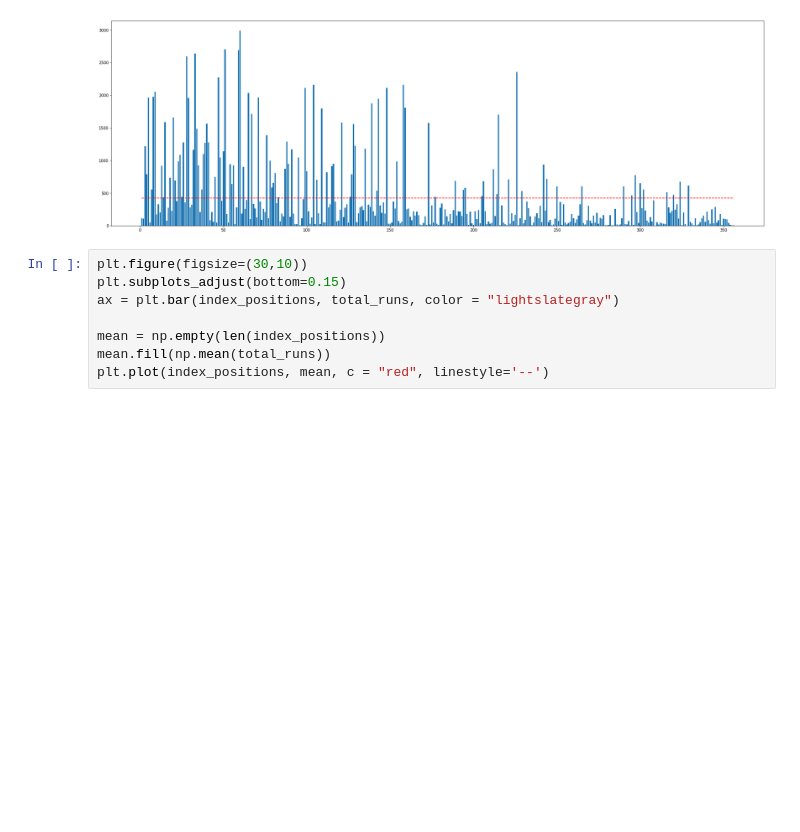
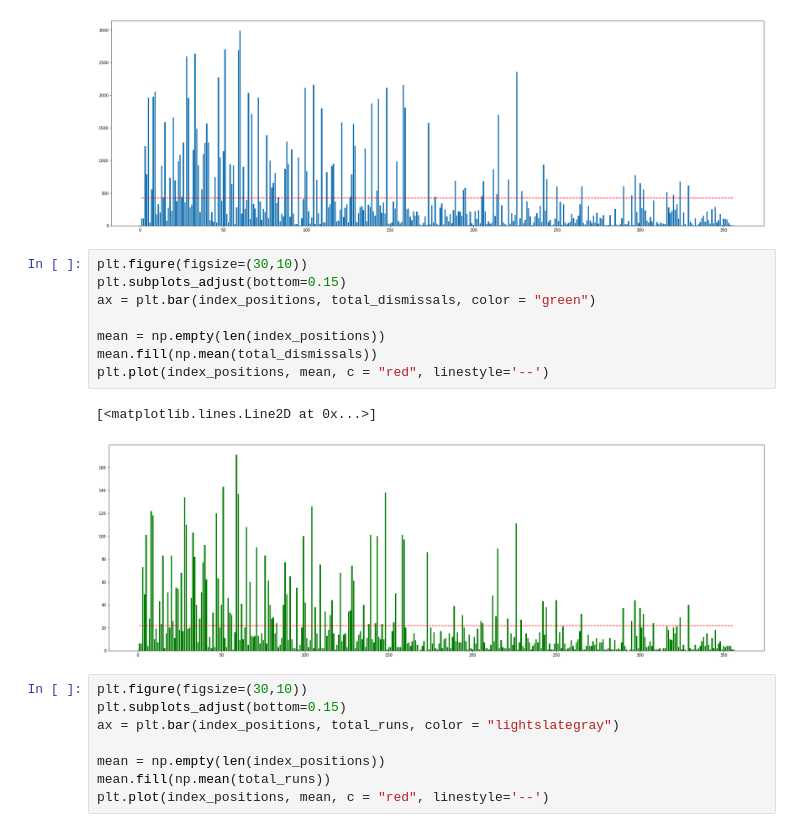
Before and after one commit to AnshulHedau/IPL_Insights, a Jupyter notebook: IPL - Bowler Analysis.ipynb, the cells around one changed output. Cells and saved outputs as stored; diff of their text form; blank space fills up the shorter version.

```diff
--- a/IPL - Bowler Analysis.ipynb
+++ b/IPL - Bowler Analysis.ipynb
@@ -191,6 +230,17 @@ plt.plot(index_positions, mean, c = "red", linestyle='--')
 # %% [output]
 [<matplotlib.lines.Line2D at 0x...>]
 [figure]
+# %%
+plt.figure(figsize=(30,10))
+plt.subplots_adjust(bottom=0.15)
+ax = plt.bar(index_positions, total_dismissals, color = "green")
+
+mean = np.empty(len(index_positions))
+mean.fill(np.mean(total_dismissals))
+plt.plot(index_positions, mean, c = "red", linestyle='--')
+# %% [output]
+[<matplotlib.lines.Line2D at 0x...>]
+[figure, added]
 # %%
 plt.figure(figsize=(30,10))
 plt.subplots_adjust(bottom=0.15)
```
Also changed, not shown: parts of 9 cells of this notebook, 3 other files.
